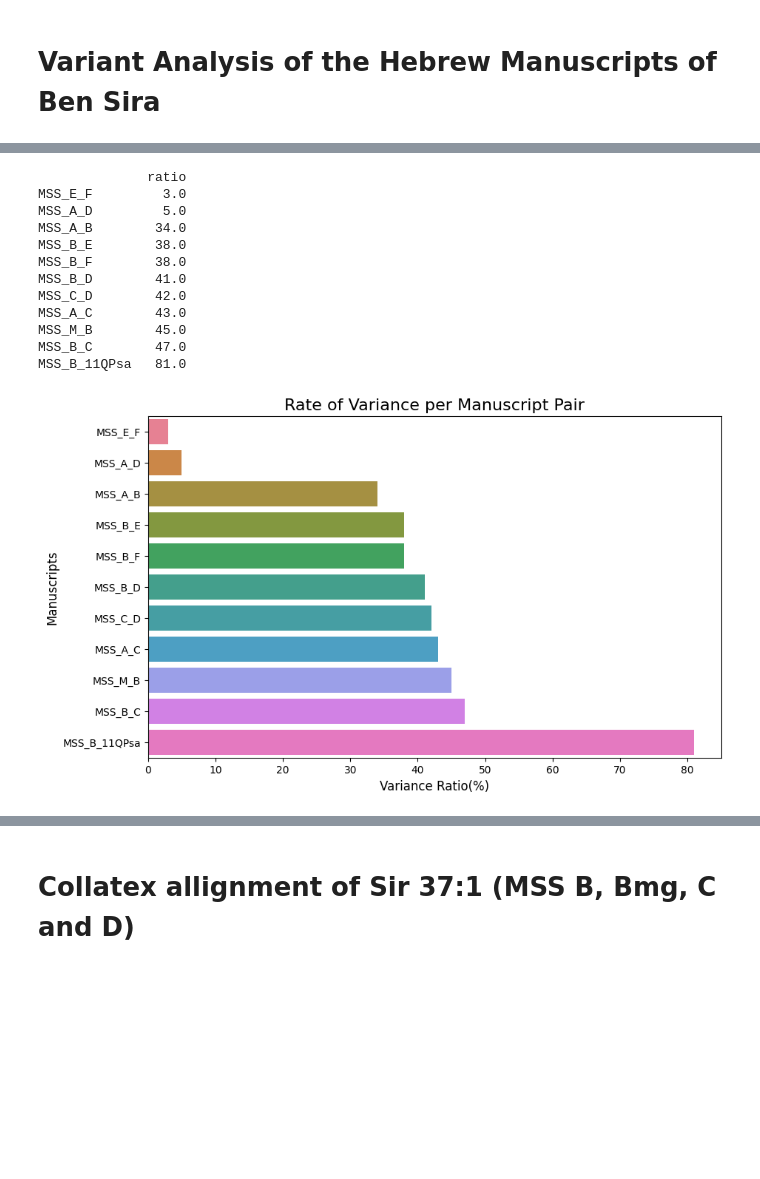
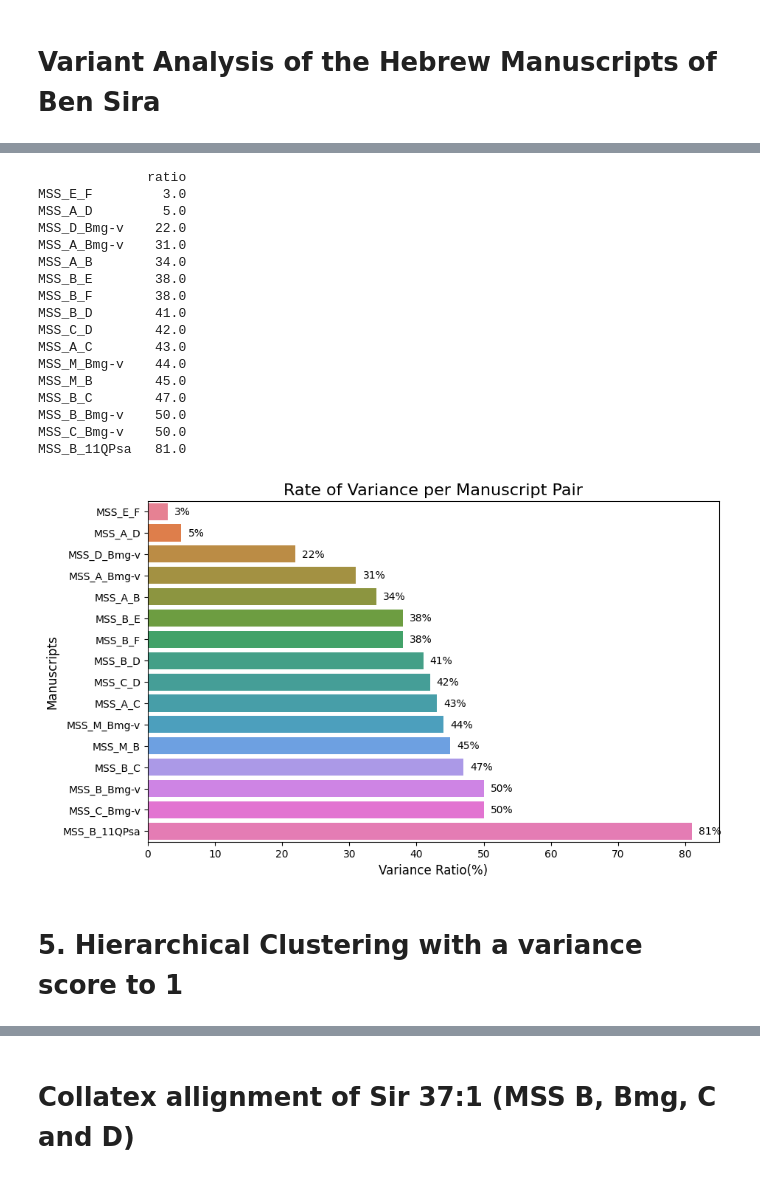
Before and after one commit to metz-theolab/Variant_Analysis_of_Ben_Sira_Hebrew_Manuscripts, a Jupyter notebook: Variant_Analysis.ipynb, the cells around one changed output, grey strips where cells are left out. Cells and saved outputs as stored; diff of their text form; code cells hidden in the pictures; blank space fills up the shorter version.

```diff
--- a/Variant_Analysis.ipynb
+++ b/Variant_Analysis.ipynb
@@ -79,52 +225,76 @@ pd.DataFrame.from_dict(words_count).round(1).T.fillna("")
 # %%
 """
 Ratio of variations
 """
-# Loop on each data frame in each csv
-for filename, df in dataframes.items():
 
-    #Deletion of “Unclassifiable” lines
-    df = df[df['Categories'] != 'Unclassifiable']
 
-    variations[filename] = {}
+def ratio_variance(dfs: dict[str, pd.DataFrame]) -> pd.DataFrame:
+    # Loop on each data frame in each csv
+    #print(dfs.keys())
+    variations = {}
 
-    variants = df[df['Categories'] != 'Same'].groupby('Categories').size().sum()
-    same = df[df['Categories'] == 'Same'].shape[0]
-    ratio = variants * 100 / (variants+same)
-    variations[filename]=[ratio]
+    for filename, df in dfs.items():
 
-df = pd.DataFrame.from_dict(variations).round(0).T.sort_index(ascending=True)
-df.columns = ["ratio"]
-df = df.sort_values(by="ratio", ascending=True) #Sort by Value
-df = df[~df.index.str.contains('mg')] #delete all mg
-print(df)
-# Créer le barplot horizontal
-plt.figure(figsize=(10, 6))
-#sns.set(style="whitegrid")
-palette = sns.color_palette("pastel", as_cmap=False)
+        #Deletion of “Unclassifiable” lines
+        df = df[df['Categories'] != 'Unclassifiable']
 
-# Trace un barplot horizontal
-sns.barplot(x="ratio", y=df.index, data=df, hue=df.index, dodge=False)
+        variations[filename] = {}
 
-# Ajouter un titre et des labels
-plt.title("Rate of Variance per Manuscript Pair", fontsize=16)
-plt.xlabel("Variance Ratio(%)", fontsize=12)
-plt.ylabel("Manuscripts", fontsize=12)
+        variants = df[df['Categories'] != 'Same'].groupby('Categories').size().sum()
+        same = df[df['Categories'] == 'Same'].shape[0]
+        ratio = variants * 100  / (variants+same)
+        variations[filename]=[ratio]
 
-# Afficher le graphique
-plt.show()
+    df = pd.DataFrame.from_dict(variations).round(0).T.sort_index(ascending=True)
+    df.columns = ["ratio"]
+    df = df.sort_values(by="ratio", ascending=True) #Sort by Value
+    #df = df[~df.index.str.endswith('mg')] #delete all mg
+    print(df)
+    # Créer le barplot horizontal
+    plt.figure(figsize=(10, 6))
+    #sns.set(style="whitegrid")
+    palette = sns.color_palette("pastel", as_cmap=False)
+
+    # Trace un barplot horizontal
+    ax = sns.barplot(x="ratio", y=df.index, data=df, hue=df.index, dodge=False)
+
+    # Ajouter la valeur du ratio à côté de chaque barre
+    for i, (value, label) in enumerate(zip(df["ratio"], df.index)):
+        ax.text(value + 1, i, f"{value:.0f}%", va='center', fontsize=10, color='black')
+
+    # Ajouter un titre et des labels
+    plt.title("Rate of Variance per Manuscript Pair without score", fontsize=16)
+
+    # Ajouter un titre et des labels
+    plt.title("Rate of Variance per Manuscript Pair", fontsize=16)
+    plt.xlabel("Variance Ratio(%)", fontsize=12)
+    plt.ylabel("Manuscripts", fontsize=12)
+
+    # Afficher le graphique
+    plt.show()
+    #print("Index du DataFrame final :", df.index.tolist())
+    return df
+
+ratio = ratio_variance(dataframes_virtual)
 # %% [output]
               ratio
 MSS_E_F         3.0
 MSS_A_D         5.0
+MSS_D_Bmg-v    22.0
+MSS_A_Bmg-v    31.0
 MSS_A_B        34.0
 MSS_B_E        38.0
 MSS_B_F        38.0
 MSS_B_D        41.0
 MSS_C_D        42.0
 MSS_A_C        43.0
+MSS_M_Bmg-v    44.0
 MSS_M_B        45.0
 MSS_B_C        47.0
+MSS_B_Bmg-v    50.0
+MSS_C_Bmg-v    50.0
 MSS_B_11QPsa   81.0
-[figure, old version]
+[figure, new version]
+# %% [markdown]
+# 5. Hierarchical Clustering with a variance score to 1
 # %%
```
Also changed, not shown: parts of 26 cells of this notebook, 4 other files.
